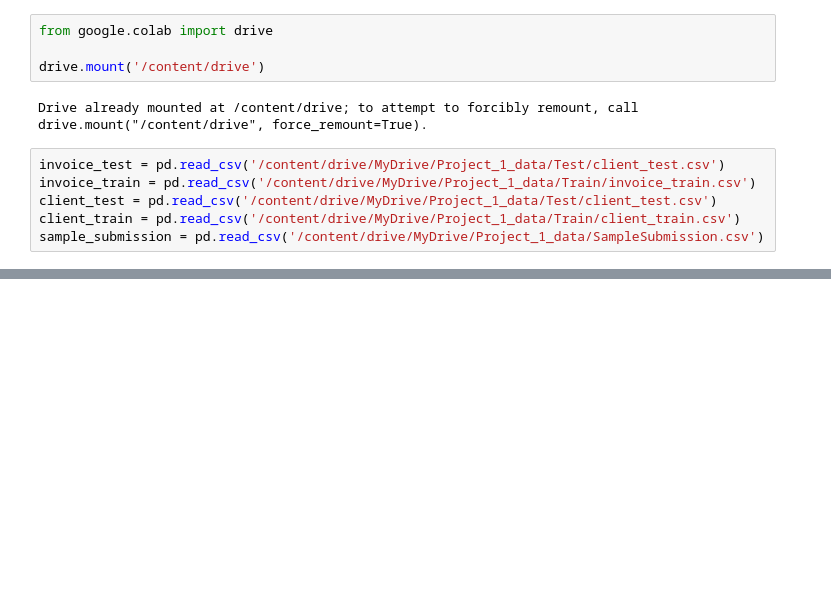
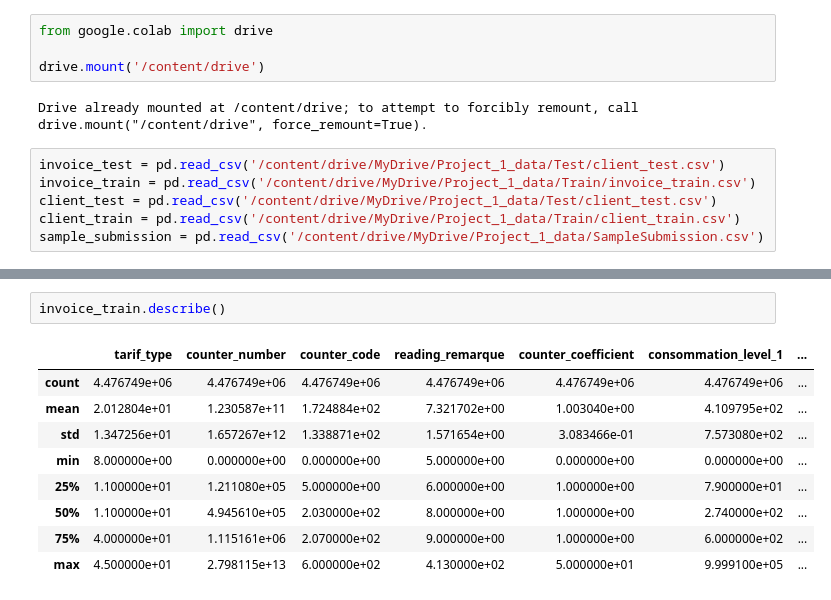
Before and after one commit to anuragkj/GDSC_ML_Training_Project_1, a Jupyter notebook: Project_1.ipynb, the cells around one changed output, grey strips where cells are left out. Cells and saved outputs as stored; diff of their text form; blank space fills up the shorter version.

```diff
--- a/Project_1.ipynb
+++ b/Project_1.ipynb
@@ -37,0 +78,12 @@ sample_submission = pd.read_csv('/content/drive/MyDrive/Project_1_data/SampleSub
+# %%
+invoice_train.describe()
+# %% [output]
+|  | tarif_type | counter_number | counter_code | reading_remarque | counter_coefficient | consommation_level_1 | ... |
+| count | 4.476749e+06 | 4.476749e+06 | 4.476749e+06 | 4.476749e+06 | 4.476749e+06 | 4.476749e+06 | ... |
+| mean | 2.012804e+01 | 1.230587e+11 | 1.724884e+02 | 7.321702e+00 | 1.003040e+00 | 4.109795e+02 | ... |
+| std | 1.347256e+01 | 1.657267e+12 | 1.338871e+02 | 1.571654e+00 | 3.083466e-01 | 7.573080e+02 | ... |
+| min | 8.000000e+00 | 0.000000e+00 | 0.000000e+00 | 5.000000e+00 | 0.000000e+00 | 0.000000e+00 | ... |
+| 25% | 1.100000e+01 | 1.211080e+05 | 5.000000e+00 | 6.000000e+00 | 1.000000e+00 | 7.900000e+01 | ... |
+| 50% | 1.100000e+01 | 4.945610e+05 | 2.030000e+02 | 8.000000e+00 | 1.000000e+00 | 2.740000e+02 | ... |
+| 75% | 4.000000e+01 | 1.115161e+06 | 2.070000e+02 | 9.000000e+00 | 1.000000e+00 | 6.000000e+02 | ... |
+| max | 4.500000e+01 | 2.798115e+13 | 6.000000e+02 | 4.130000e+02 | 5.000000e+01 | 9.999100e+05 | ... |
```
Also changed, not shown: parts of 15 cells of this notebook.
